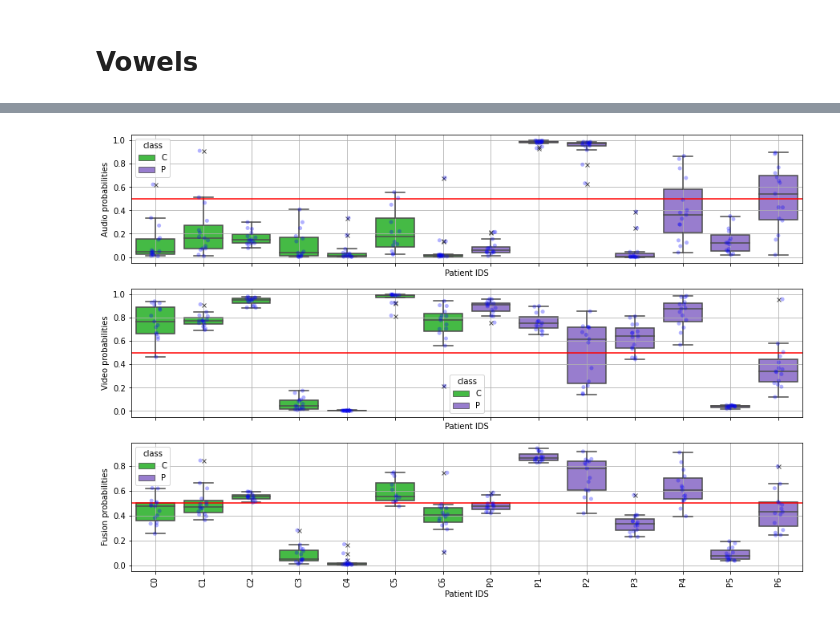
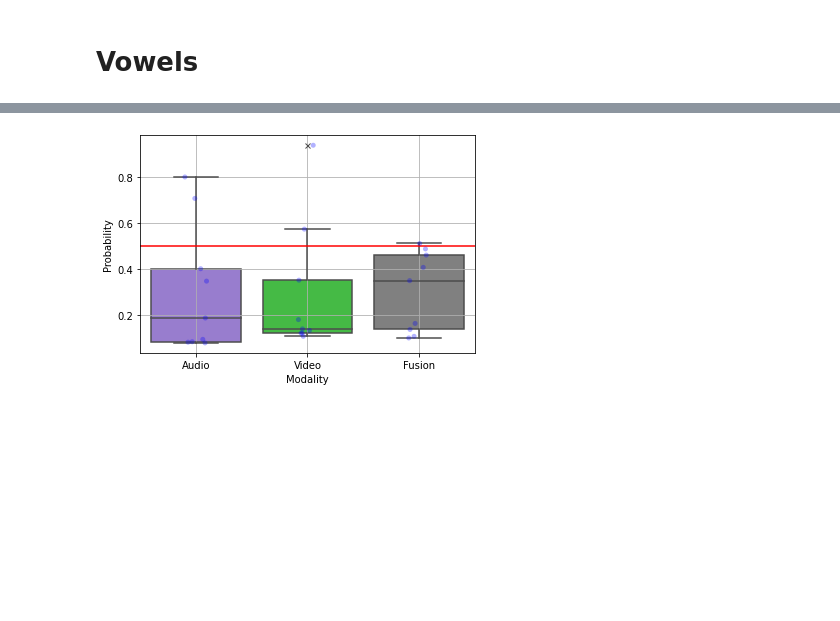
Before and after one commit to jdvalera19/Parkinson-Multimodal-Cross-Attention, a Jupyter notebook: View_result.ipynb, the cells around one changed output, grey strips where cells are left out. Cells and saved outputs as stored; diff of their text form; code cells hidden in the pictures; blank space fills up the shorter version.

```diff
--- a/View_result.ipynb
+++ b/View_result.ipynb
@@ -196,9 +70,35 @@ Precision:0.8750, Recall:0.4000, F1-score:0.5490, Accuraci:0.6667, AUC:0.6445
-# %%
-from Utils.visualization import *
-
-generate_final_visualization('Results/Note:AUDIO:LOO_data_v2-Lr:7e-05-Epoch:7-Exercise:Vowels-duration_size:False.csv',
-                             'Results/Note:VIDEO:LOO_data_v2_load_frames_v2-Lr:0.001-Epoch:10-Exercise:Vowels-duration_size:False.csv',
-                             'Vowels',
-                             'Patient IDS')
-# %% [output]
-[figure, removed]
+# %%
+import pandas  as pd
+import seaborn as sns
+import numpy   as np
+
+import matplotlib.pyplot as plt
+
+video = pd.read_csv('Results/Note:VIDEO:LOO_data_v2_load_frames_v2-Lr:0.001-Epoch:10-Exercise:Phonemes-duration_size:False.csv')
+video = video[video['Sample_ids'] == 'C1']
+audio = pd.read_csv('Results/Note:AUDIO:LOO_data_v2-Lr:1e-05-Epoch:10-Exercise:Phonemes-duration_size:False.csv')
+audio = audio[audio['Sample_ids'] == 'C1']
+
+video = video['PK_props'].values.reshape(9,1)
+audio = audio['PK_props'].values.reshape(9,1)
+fusion =list(np.mean((video, audio), axis=0)[:,0])
+
+video = list(video[:,0])
+audio = list(audio[:,0])
+
+video_l, audio_l, fusion_l = [], [], []
+for i in range(9):
+    video_l.append('Video')
+    audio_l.append('Audio')
+    fusion_l.append('Fusion')
+
+data = pd.DataFrame({'Probability': audio + video + fusion,
+                    'Modality': audio_l + video_l + fusion_l})
+# %%
+sns.stripplot(x = 'Modality', y = 'Probability', data=data, marker="o", alpha=0.3, color="blue")
+g = sns.boxplot(x = 'Modality', y = 'Probability', data=data, palette=["mediumpurple", 'limegreen', 'grey'], dodge=False, flierprops={"marker": "x"})
+g.axhline(0.5, color='r')
+g.grid(0.2)
+plt.savefig('Images/{}.pdf'.format('Fusion exmaple'))
+# %% [output]
+[figure, added]
```
Also changed, not shown: parts of 20 cells of this notebook, 14 other files.
